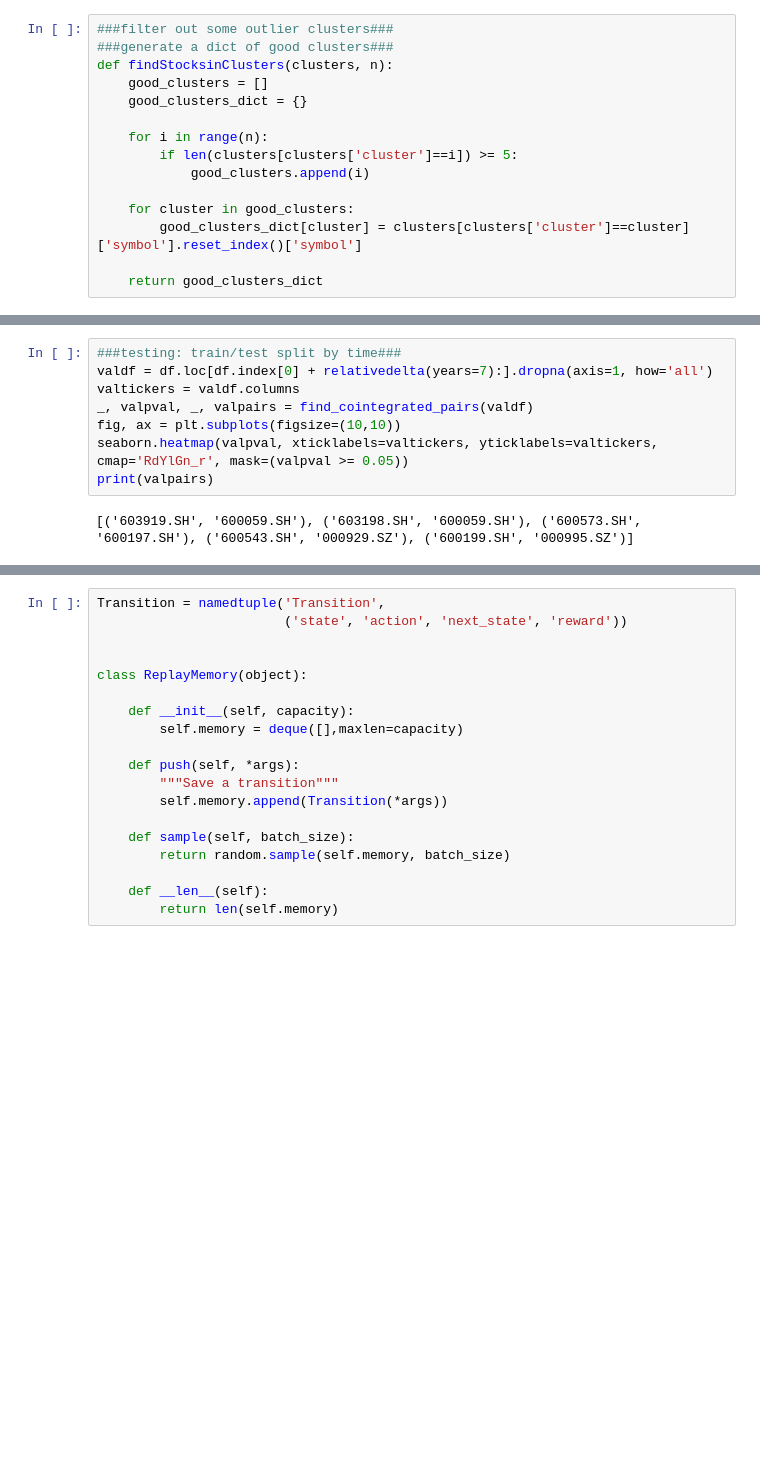
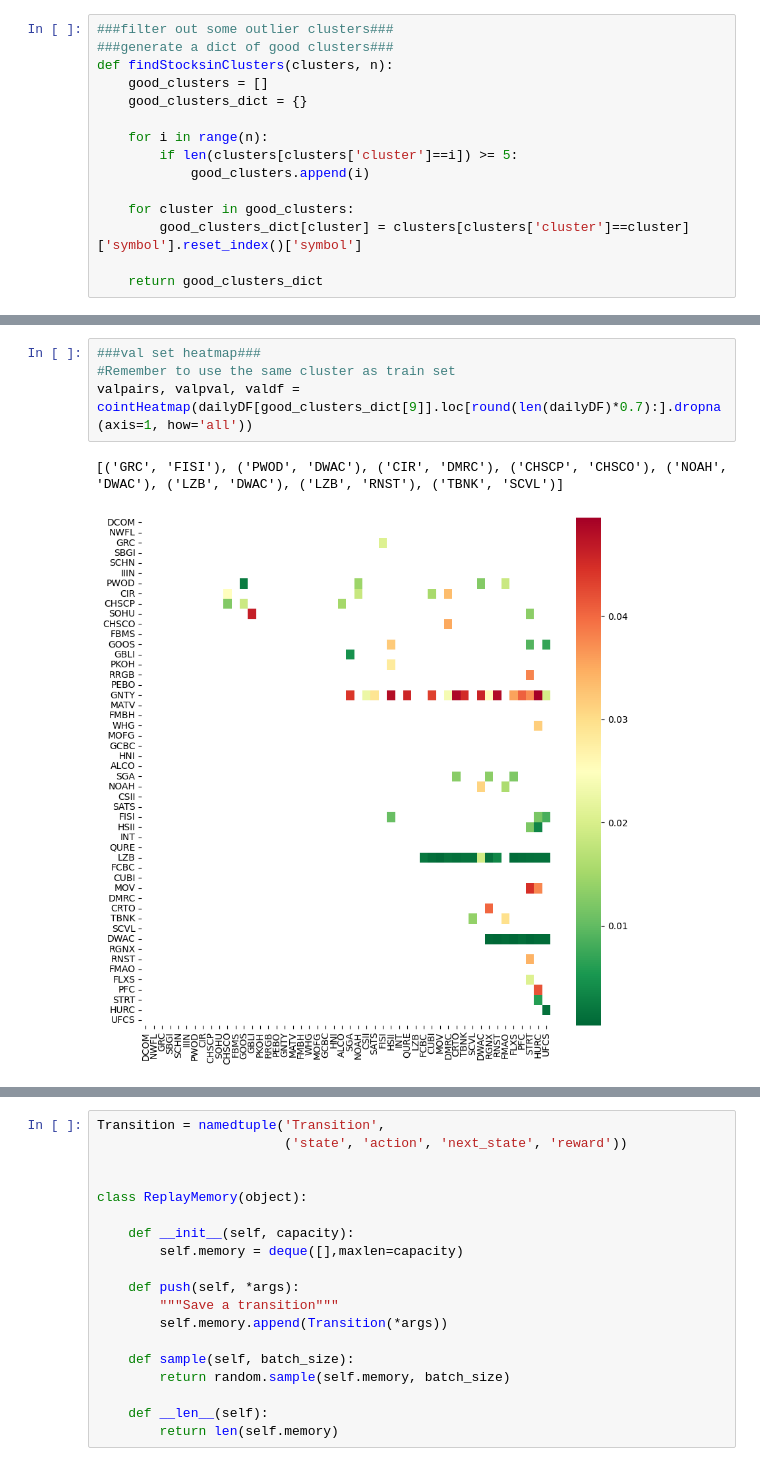
Before and after one commit to waikho/MADS_Capstone, a Jupyter notebook: RL/Pair_Trading_DQN.ipynb, the cells around one changed output, grey strips where cells are left out. Cells and saved outputs as stored; diff of their text form; blank space fills up the shorter version.

```diff
--- a/RL/Pair_Trading_DQN.ipynb
+++ b/RL/Pair_Trading_DQN.ipynb
@@ -802,13 +695,10 @@ len(trainenvs)
-# %%
-###testing: train/test split by time###
-valdf = df.loc[df.index[0] + relativedelta(years=7):].dropna(axis=1, how='all')
-valtickers = valdf.columns
-_, valpval, _, valpairs = find_cointegrated_pairs(valdf)
-fig, ax = plt.subplots(figsize=(10,10))
-seaborn.heatmap(valpval, xticklabels=valtickers, yticklabels=valtickers, cmap='RdYlGn_r', mask=(valpval >= 0.05))
-print(valpairs)
-# %% [output]
-[('603919.SH', '600059.SH'), ('603198.SH', '600059.SH'), ('600573.SH', '600197.SH'), ('600543.SH', '000929.SZ'), ('600199.SH', '000995.SZ')]
+# %%
+###val set heatmap###
+#Remember to use the same cluster as train set
+valpairs, valpval, valdf = cointHeatmap(dailyDF[good_clusters_dict[9]].loc[round(len(dailyDF)*0.7):].dropna(axis=1, how='all'))
+# %% [output]
+[('GRC', 'FISI'), ('PWOD', 'DWAC'), ('CIR', 'DMRC'), ('CHSCP', 'CHSCO'), ('NOAH', 'DWAC'), ('LZB', 'DWAC'), ('LZB', 'RNST'), ('TBNK', 'SCVL')]
+[figure, added]
 # %%
 len(valpairs)
 # %% [output]
```
Also changed, not shown: parts of 45 cells of this notebook.
